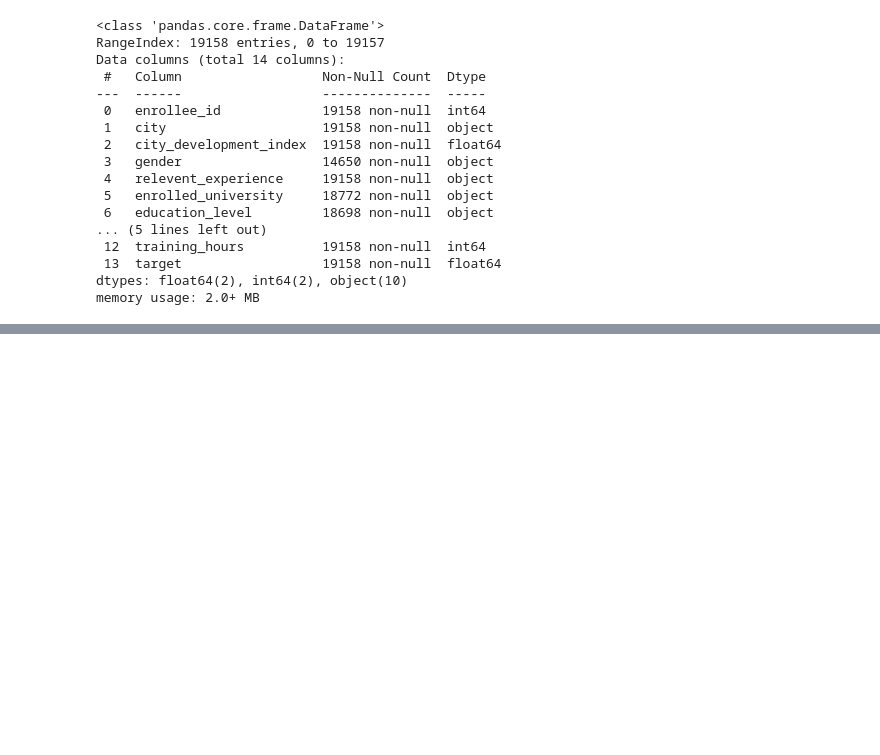
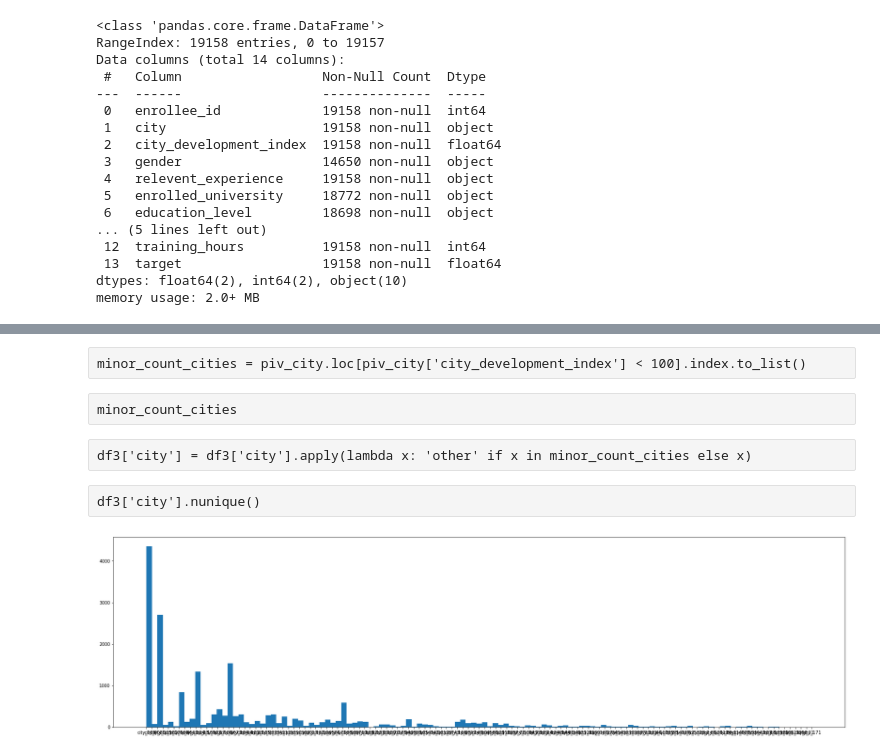
Before and after one commit to LMAXL7791211/ML_in_business, a Jupyter notebook: HW6 ML in business Lukyanov.m.ipynb, the cells around one changed output, grey strips where cells are left out. Saved outputs shown, nothing was run; the diff lists cells and outputs as text; code cells hidden in the pictures; blank space fills up the shorter version.

```diff
--- a/HW6 ML in business Lukyanov.m.ipynb
+++ b/HW6 ML in business Lukyanov.m.ipynb
@@ -148,0 +282,2 @@ citi_dev_group.loc[citi_dev_group['city'] > 1]
+# %%
+df3['company_category'] = df3['company_size_high'].apply(lambda x: int(0) if x < 2500 else ('nodata' if pd.isnull(x) else int(1)))
@@ -148,0 +295,14 @@ citi_dev_group.loc[citi_dev_group['city'] > 1]
+# %% [raw]
+minor_count_cities = piv_city.loc[piv_city['city_development_index'] < 100].index.to_list()
+# %% [raw]
+minor_count_cities
+# %% [raw]
+df3['city'] = df3['city'].apply(lambda x: 'other' if x in minor_count_cities else x)
+# %% [raw]
+df3['city'].nunique()
+# %%
+plt.figure(figsize=(30, 8))
+plt.hist(df3.city, bins=123)
+plt.show()
+# %% [output]
+[figure, added]
```
Also changed, not shown: parts of 87 cells of this notebook.
